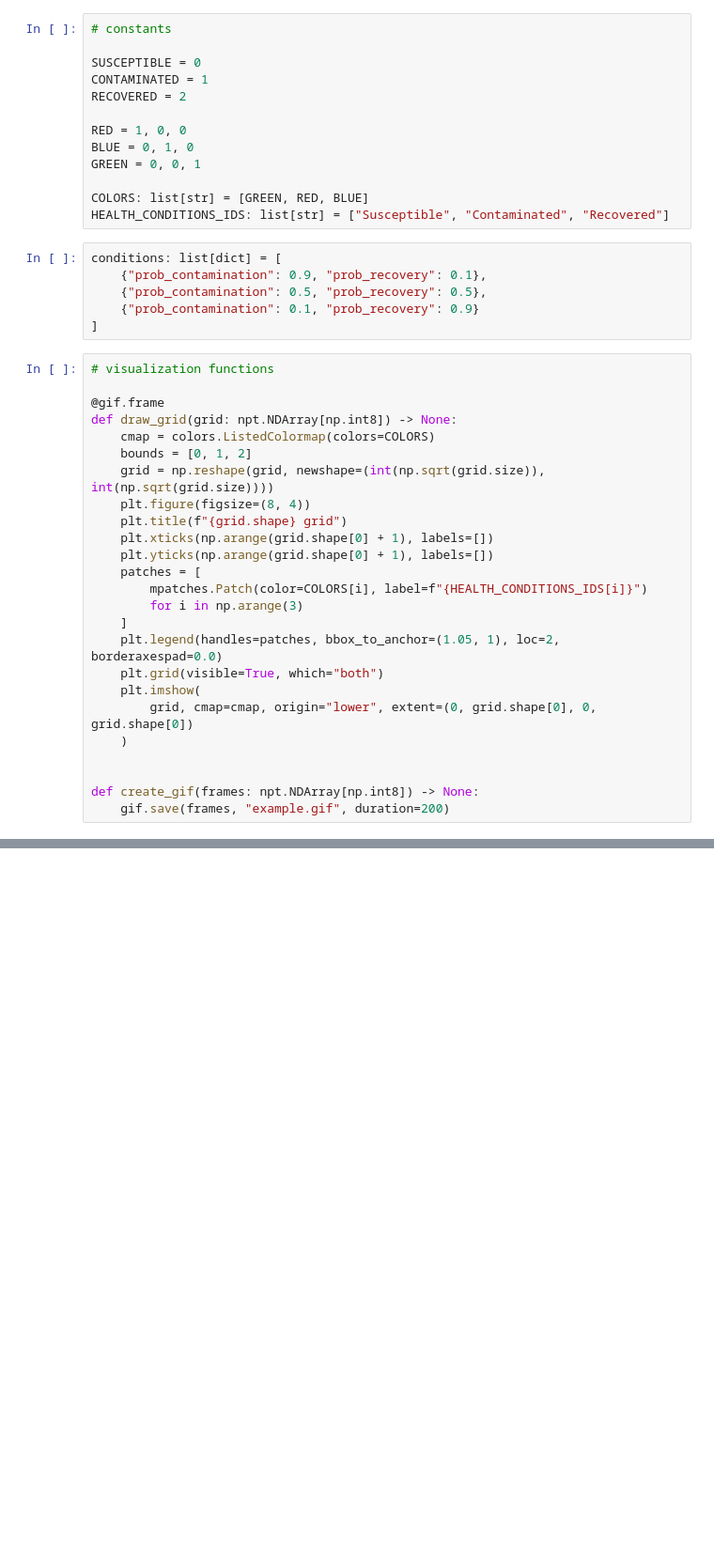
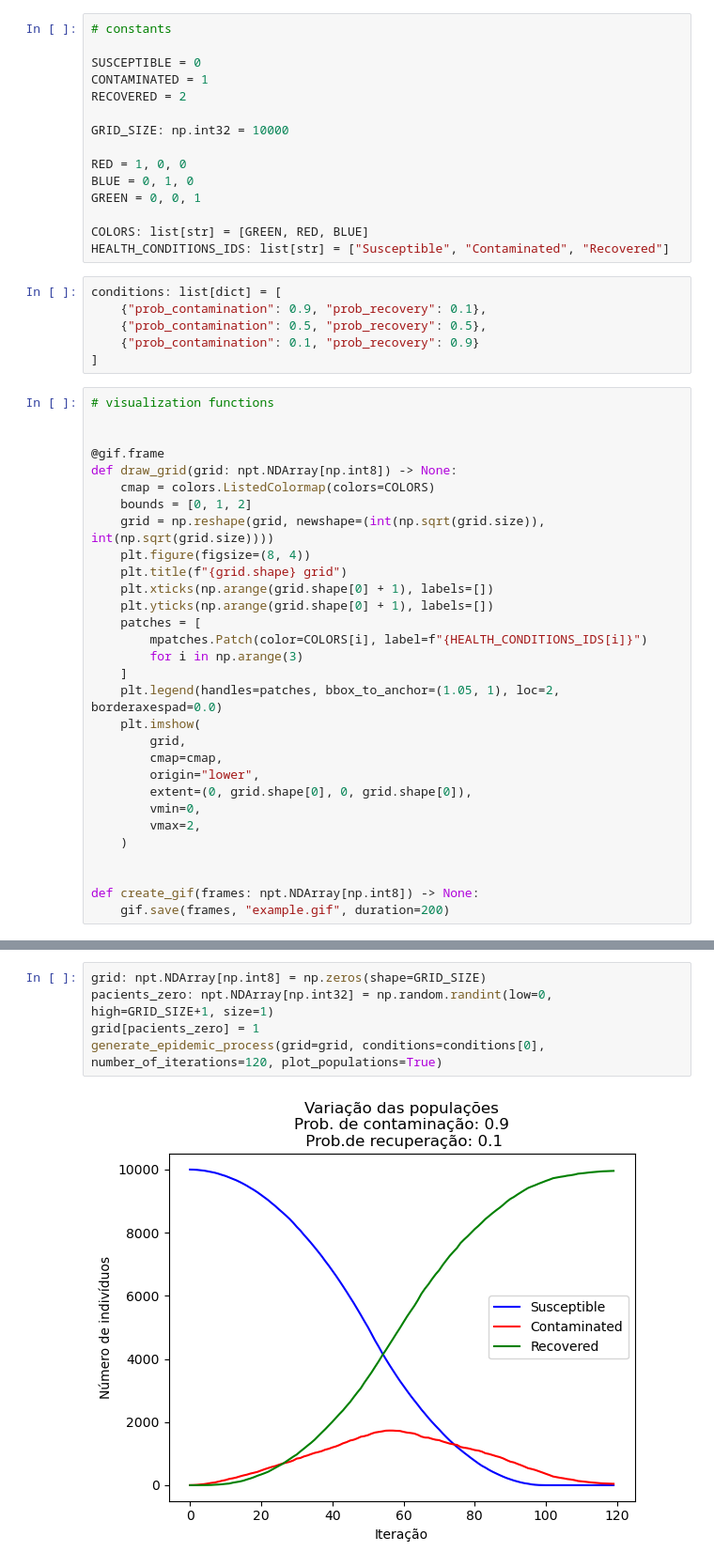
Before and after one commit to lframosferreira/fisica-estatistica-computacional, a Jupyter notebook: modelo_SIR/main.ipynb, the cells around one changed output, grey strips where cells are left out. Shown at 94% size. Saved outputs shown, nothing was run; the diff lists cells and outputs as text; blank space fills up the shorter version.

```diff
--- a/modelo_SIR/main.ipynb
+++ b/modelo_SIR/main.ipynb
@@ -30,6 +30,8 @@ SUSCEPTIBLE = 0
 CONTAMINATED = 1
 RECOVERED = 2
 
+GRID_SIZE: np.int32 = 10000
+
 RED = 1, 0, 0
 BLUE = 0, 1, 0
 GREEN = 0, 0, 1
@@ -44,6 +46,7 @@ conditions: list[dict] = [
 ]
 # %%
 # visualization functions
+
 
 @gif.frame
 def draw_grid(grid: npt.NDArray[np.int8]) -> None:
@@ -59,9 +62,13 @@ def draw_grid(grid: npt.NDArray[np.int8]) -> None:
         for i in np.arange(3)
     ]
     plt.legend(handles=patches, bbox_to_anchor=(1.05, 1), loc=2, borderaxespad=0.0)
-    plt.grid(visible=True, which="both")
     plt.imshow(
-        grid, cmap=cmap, origin="lower", extent=(0, grid.shape[0], 0, grid.shape[0])
+        grid,
+        cmap=cmap,
+        origin="lower",
+        extent=(0, grid.shape[0], 0, grid.shape[0]),
+        vmin=0,
+        vmax=2,
     )
 
 
@@ -94,0 +163,7 @@ def generate_epidemic_process(grid: npt.NDArray[np.int8], conditions: dict, numb
+# %%
+grid: npt.NDArray[np.int8] = np.zeros(shape=GRID_SIZE)
+pacients_zero: npt.NDArray[np.int32] = np.random.randint(low=0, high=GRID_SIZE+1, size=1)
+grid[pacients_zero] = 1
+generate_epidemic_process(grid=grid, conditions=conditions[0], number_of_iterations=120, plot_populations=True)
+# %% [output]
+[figure, added]
```
Also changed, not shown: parts of 22 cells of this notebook, 1 other file.
